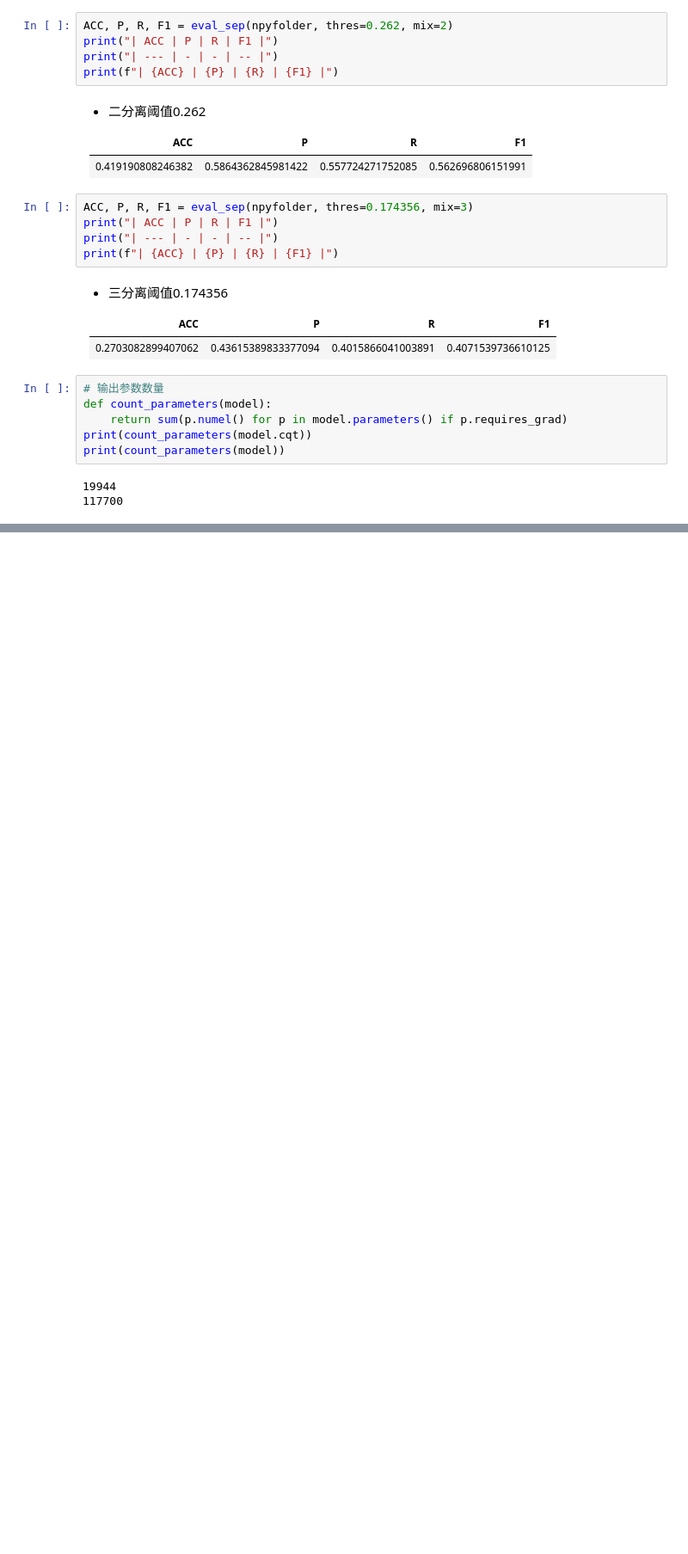
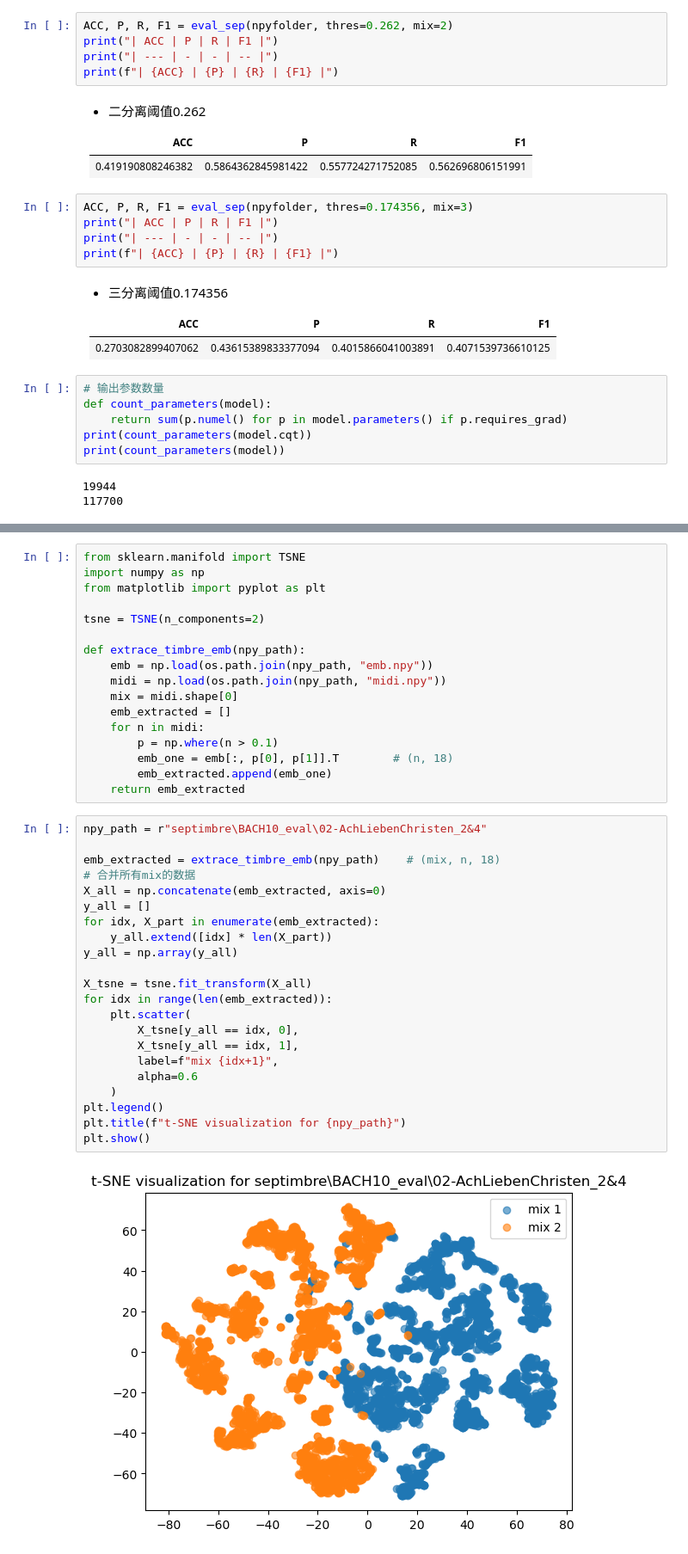
Before and after one commit to madderscientist/timbreAMT, a Jupyter notebook: evaluate/eval_septimbre.ipynb, the cells around one changed output, grey strips where cells are left out. Shown at 86% size. Saved outputs shown, nothing was run; the diff lists cells and outputs as text; blank space fills up the shorter version.

Commit message:
septimbre音色编码t-SNE可视化

```diff
--- a/evaluate/eval_septimbre.ipynb
+++ b/evaluate/eval_septimbre.ipynb
@@ -405,0 +409,41 @@ print(count_parameters(model))
+# %%
+from sklearn.manifold import TSNE
+import numpy as np
+from matplotlib import pyplot as plt
+
+tsne = TSNE(n_components=2)
+
+def extrace_timbre_emb(npy_path):
+    emb = np.load(os.path.join(npy_path, "emb.npy"))
+    midi = np.load(os.path.join(npy_path, "midi.npy"))
+    mix = midi.shape[0]
+    emb_extracted = []
+    for n in midi:
+        p = np.where(n > 0.1)
+        emb_one = emb[:, p[0], p[1]].T        # (n, 18)
+        emb_extracted.append(emb_one)
+    return emb_extracted
+# %%
+npy_path = r"septimbre\BACH10_eval\02-AchLiebenChristen_2&4"
+
+emb_extracted = extrace_timbre_emb(npy_path)    # (mix, n, 18)
+# 合并所有mix的数据
+X_all = np.concatenate(emb_extracted, axis=0)
+y_all = []
+for idx, X_part in enumerate(emb_extracted):
+    y_all.extend([idx] * len(X_part))
+y_all = np.array(y_all)
+
+X_tsne = tsne.fit_transform(X_all)
+for idx in range(len(emb_extracted)):
+    plt.scatter(
+        X_tsne[y_all == idx, 0],
+        X_tsne[y_all == idx, 1],
+        label=f"mix {idx+1}",
+        alpha=0.6
+    )
+plt.legend()
+plt.title(f"t-SNE visualization for {npy_path}")
+plt.show()
+# %% [output]
+[figure, added]
```
Also changed, not shown: parts of 1 cell of this notebook, 1 other file.
